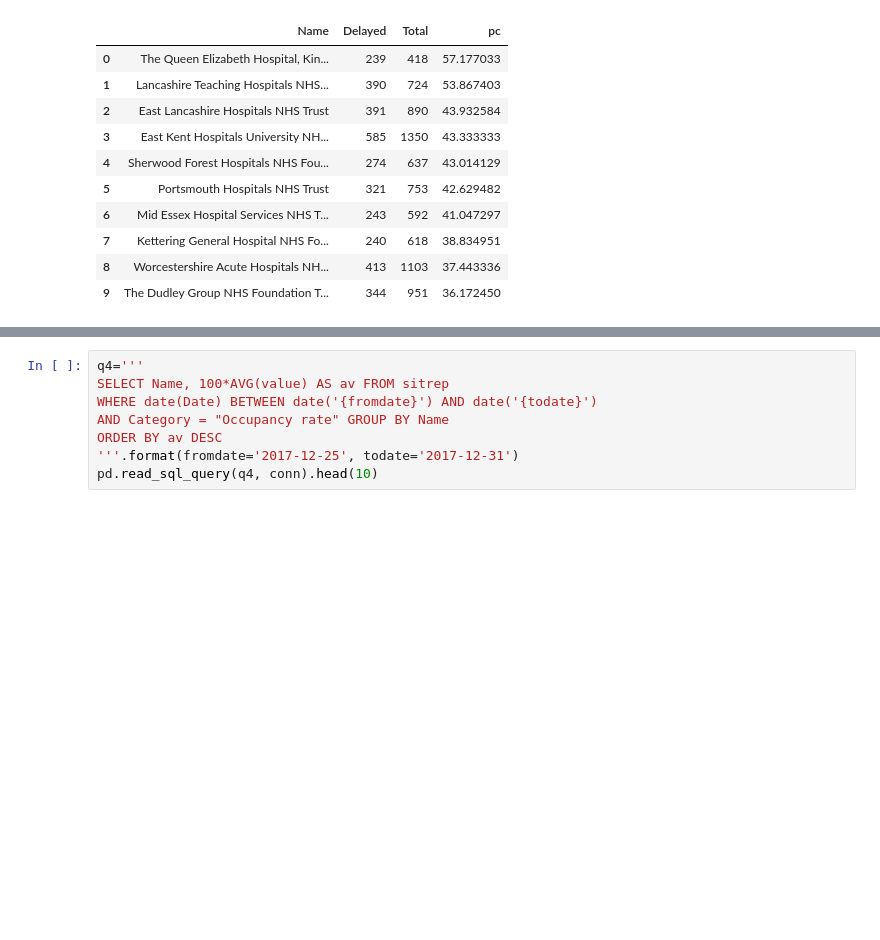
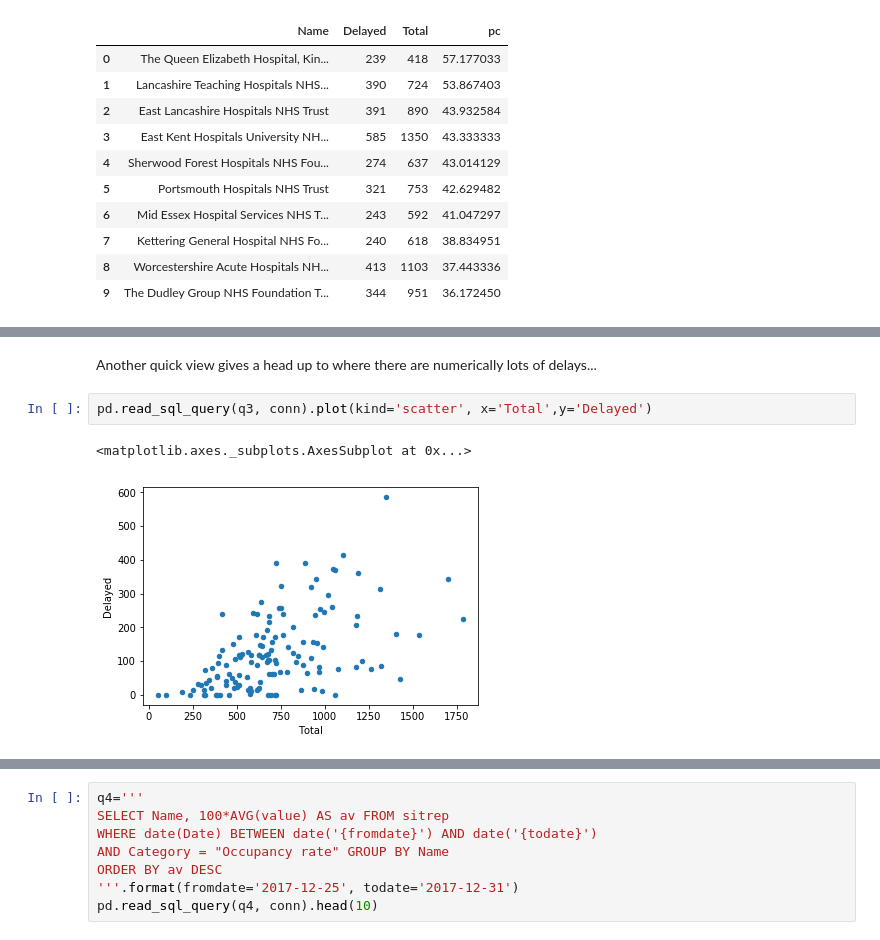
Before and after one commit to psychemedia/openHealthDataDoodles, a Jupyter notebook: notebooks/Winter_SitRep.ipynb, the cells around one changed output, grey strips where cells are left out. Saved outputs shown, nothing was run; the diff lists cells and outputs as text; blank space fills up the shorter version.

```diff
--- a/notebooks/Winter_SitRep.ipynb
+++ b/notebooks/Winter_SitRep.ipynb
@@ -411,3 +418,10 @@ Let's compare:
+# %% [markdown]
+Another quick view gives a head up to where there are numerically lots of delays...
+# %%
+pd.read_sql_query(q3, conn).plot(kind='scatter', x='Total',y='Delayed')
+# %% [output]
+<matplotlib.axes._subplots.AxesSubplot at 0x...>
+[figure, added]
 # %% [markdown]
 Here's another - Bed Occupancy:
 
```
Also changed, not shown: parts of 4 cells of this notebook.
